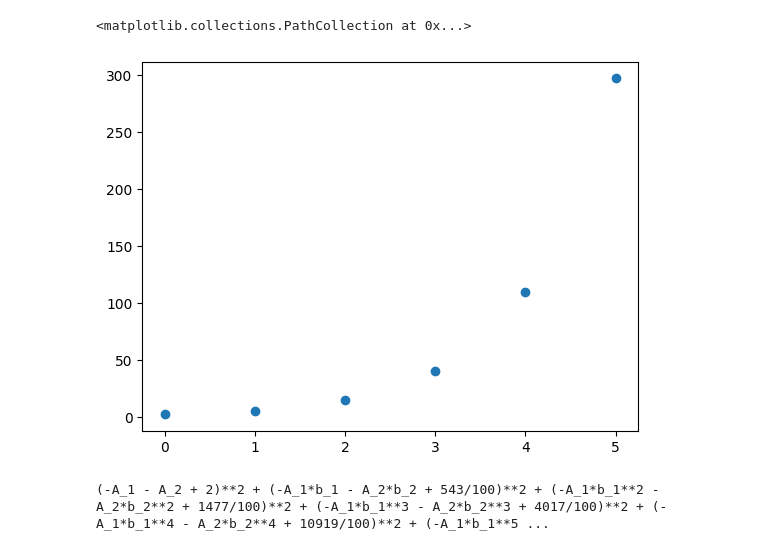
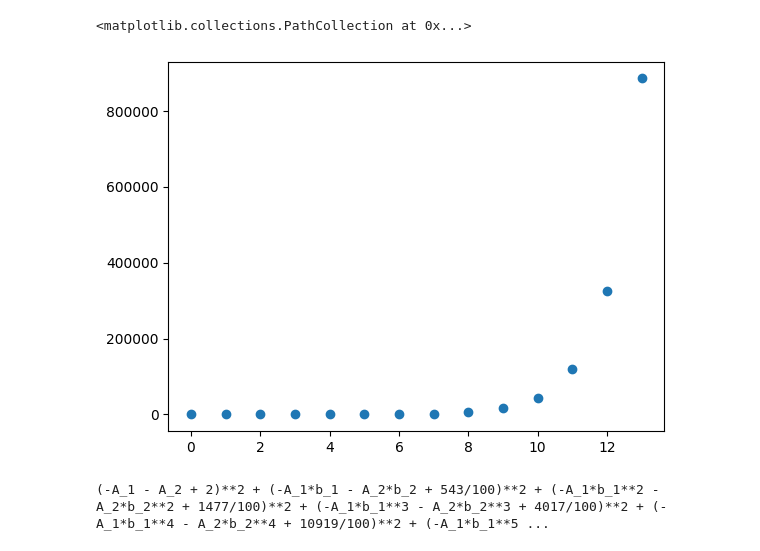
Before and after one commit to amineroudani/Thesis, a Jupyter notebook: HigherDimensions.ipynb, the cells around one changed output. Cells and saved outputs as stored; diff of their text form; code cells hidden in the pictures.

```diff
--- a/HigherDimensions.ipynb
+++ b/HigherDimensions.ipynb
@@ -56,14 +95,14 @@ def groeb_2D(x_i, t_i):
 
     return B
 # %%
-data = data_gen_2D(6, 0, 1, 1, 1, 1)
+data = data_gen_2D(14, 0, 1, 1, 1, 1)
 
 x_i = np.array(data['Data'].values)
 t_i = np.array(data['Time'].values)
 plt.scatter(t_i, x_i)
 # %% [output]
 <matplotlib.collections.PathCollection at 0x...>
-[figure, old version]
+[figure, new version]
 # %%
 A_1, b_1, A_2, b_2 = sp.symbols('A_1 b_1 A_2 b_2')
 SSE_poly = sum([(x - (A_1 * b_1**t + A_2 * b_2**t))**2 for x, t in zip(x_i, t_i)])
```
Also changed, not shown: parts of 12 cells of this notebook, 7 other files.
